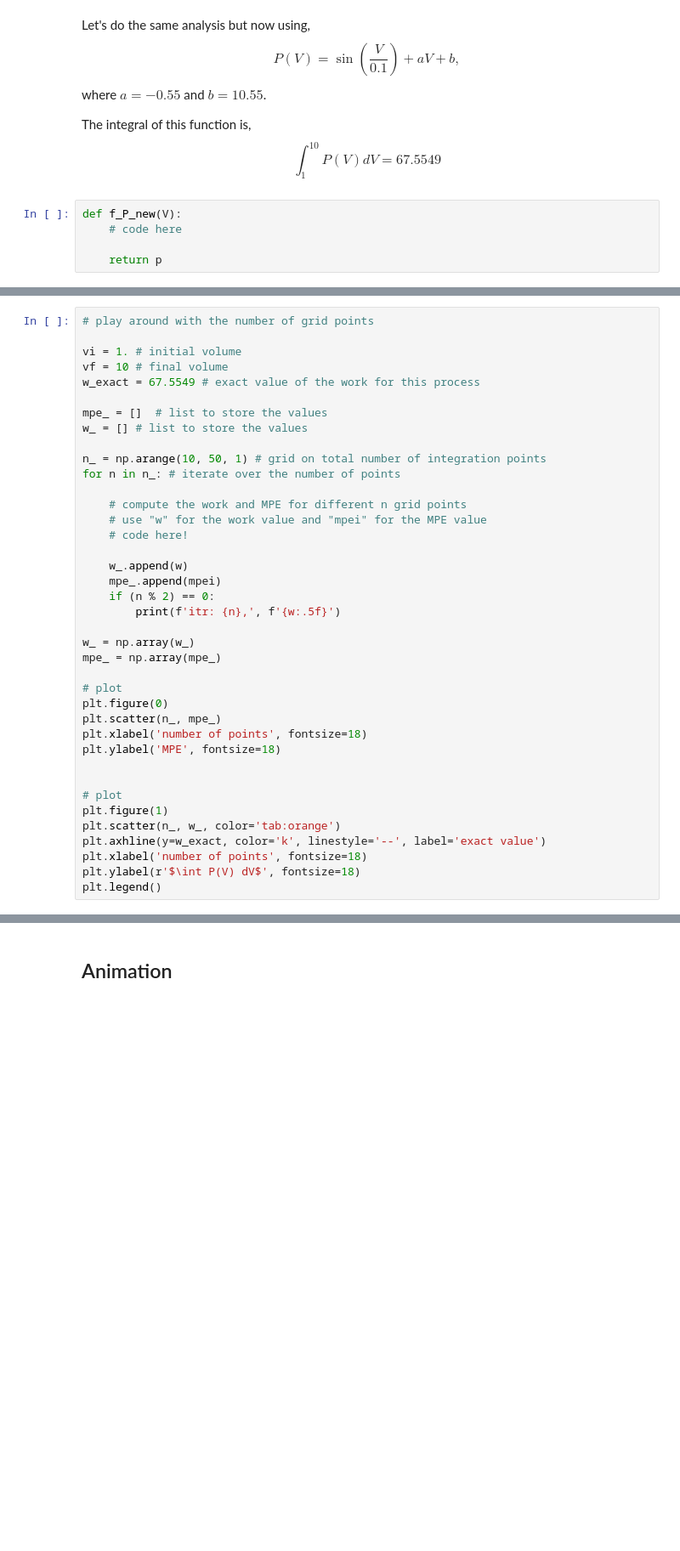
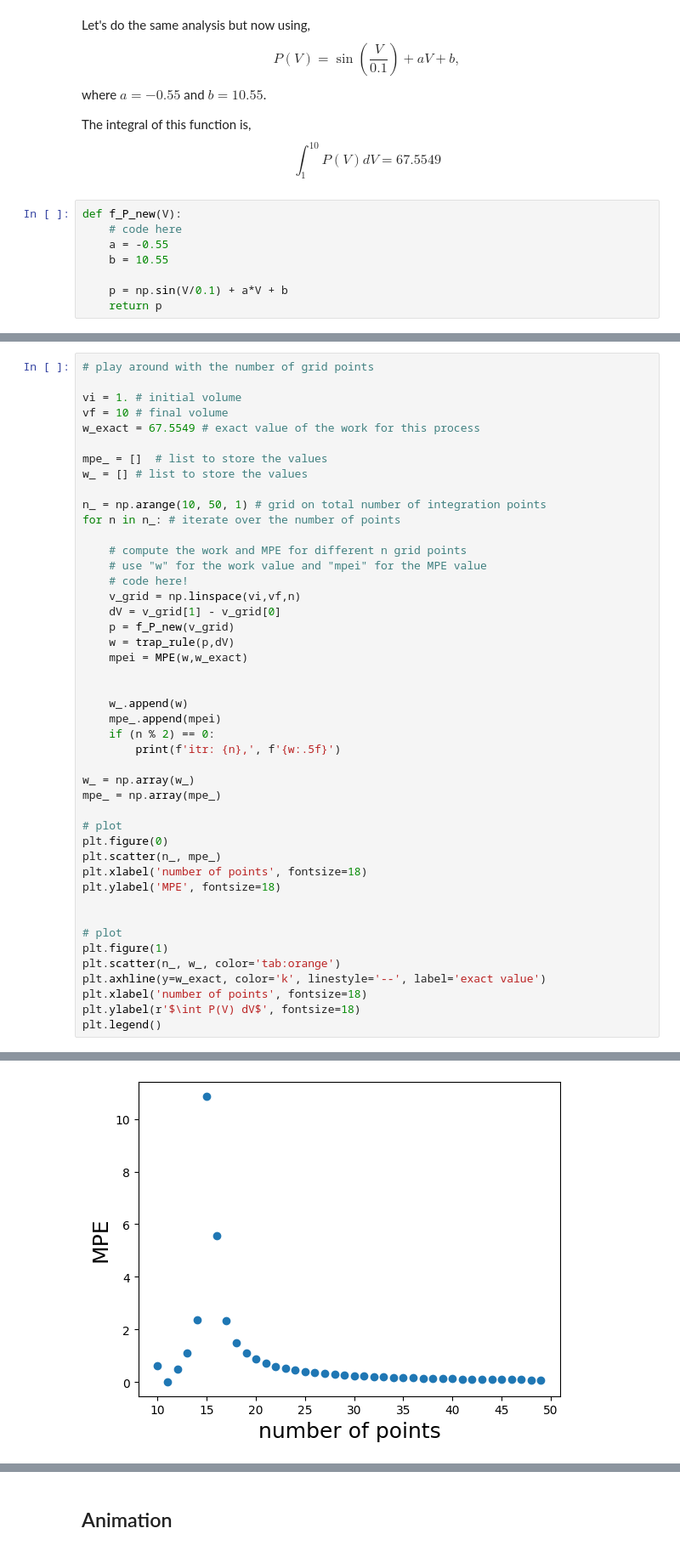
Before and after one commit to ChemAI-Lab/Math4Chem, a Jupyter notebook: website/Lecture_Notes/Notes/Coding/intro_thermo.ipynb, the cells around one changed output, grey strips where cells are left out. Shown at 85% size. Saved outputs shown, nothing was run; the diff lists cells and outputs as text; blank space fills up the shorter version.

```diff
--- a/website/Lecture_Notes/Notes/Coding/intro_thermo.ipynb
+++ b/website/Lecture_Notes/Notes/Coding/intro_thermo.ipynb
@@ -272,7 +309,10 @@ $$
 # %%
 def f_P_new(V):
     # code here
+    a = -0.55
+    b = 10.55
 
+    p = np.sin(V/0.1) + a*V + b
     return p
 # %%
 vi = 1.
@@ -304,6 +347,12 @@ for n in n_: # iterate over the number of points
     # compute the work and MPE for different n grid points
     # use "w" for the work value and "mpei" for the MPE value
     # code here!
+    v_grid = np.linspace(vi,vf,n)
+    dV = v_grid[1] - v_grid[0]
+    p = f_P_new(v_grid)
+    w = trap_rule(p,dV)
+    mpei = MPE(w,w_exact)
+
 
     w_.append(w)
     mpe_.append(mpei)
@@ -327,3 +376,4 @@ plt.axhline(y=w_exact, color='k', linestyle='--', label='exact value')
 plt.xlabel('number of points', fontsize=18)
 plt.ylabel(r'$\int P(V) dV$', fontsize=18)
 plt.legend()
+# %% [output]
@@ -329,0 +401 @@ plt.legend()
+[figure, added]
```
Also changed, not shown: parts of 12 cells of this notebook.
